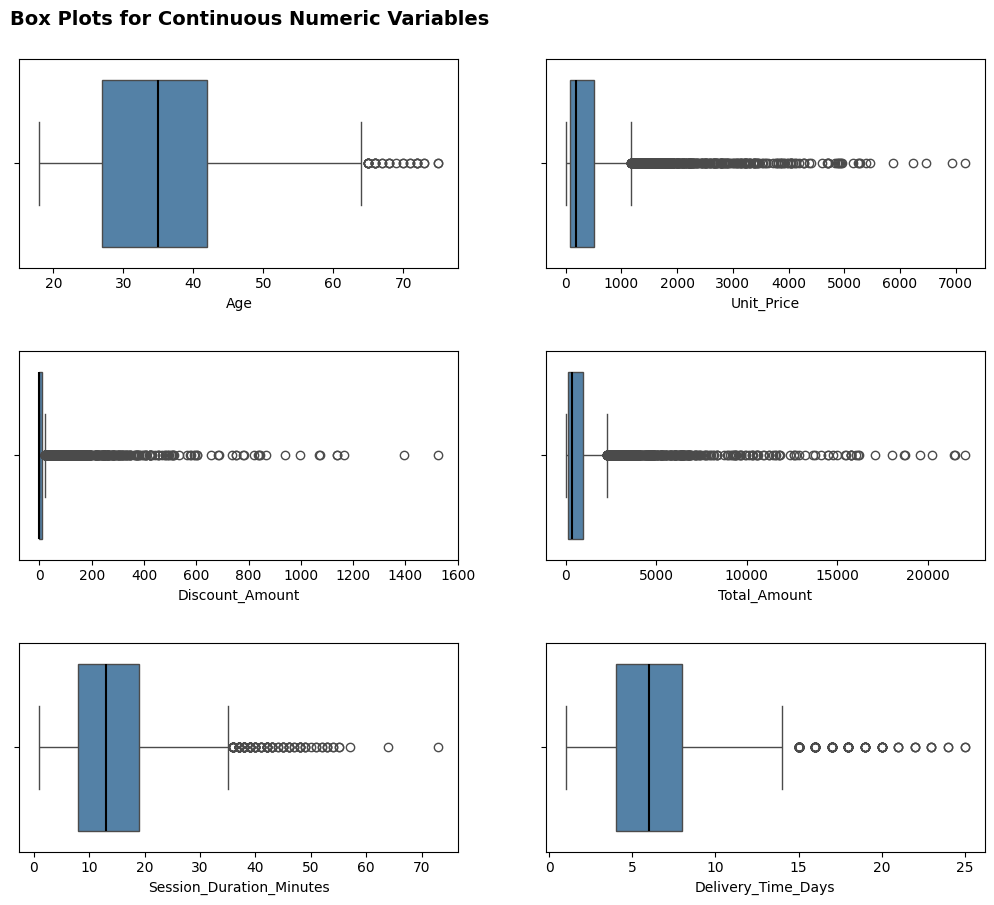
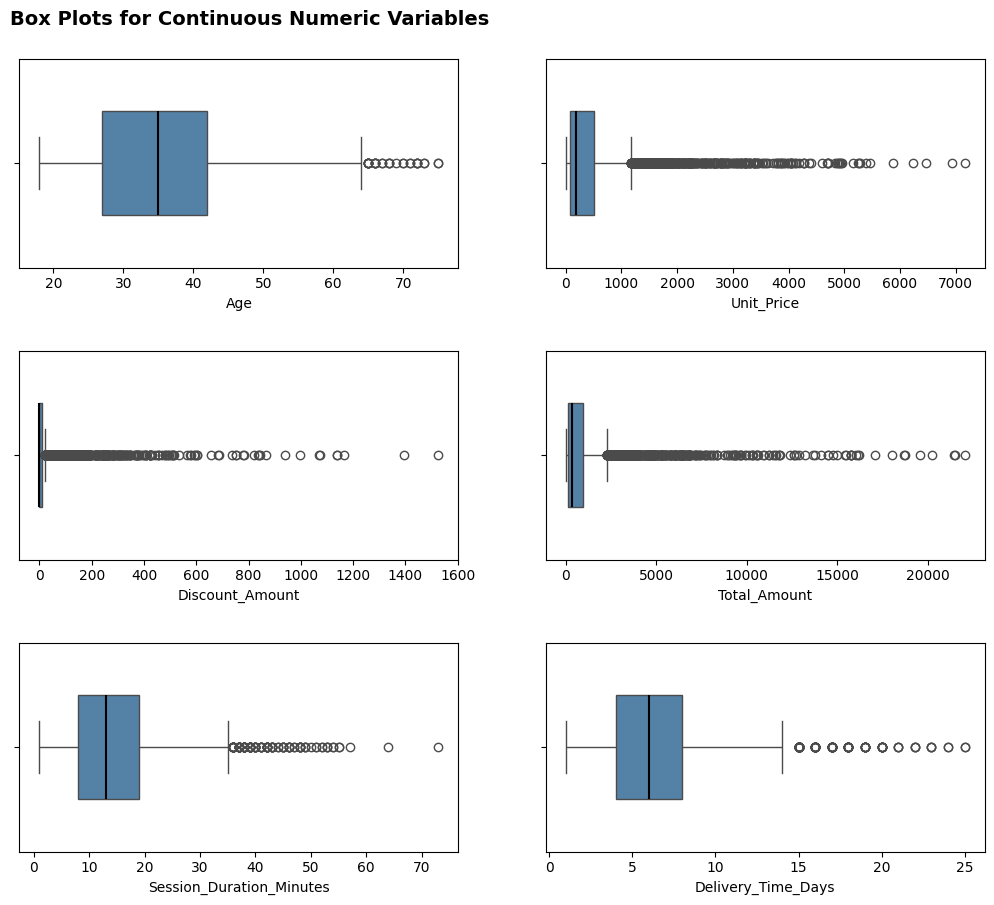
The notebook cell's code change between the first figure and the second:
--- before
+++ after
@@ -7,5 +7,5 @@
 
 for i, col in enumerate(boxplot_cols):
-    sns.boxplot(data = df_purchase_experience, x = col, ax = axes[i], color = "steelblue", medianprops={"color": "black", "linewidth": 1.5})
+    sns.boxplot(data = df_purchase_experience, x = col, ax = axes[i], color = "steelblue", medianprops={"color": "black", "linewidth": 1.5}, width=0.5)
     axes[i].set_xlabel(col)
 

Commit: Complete Week 6